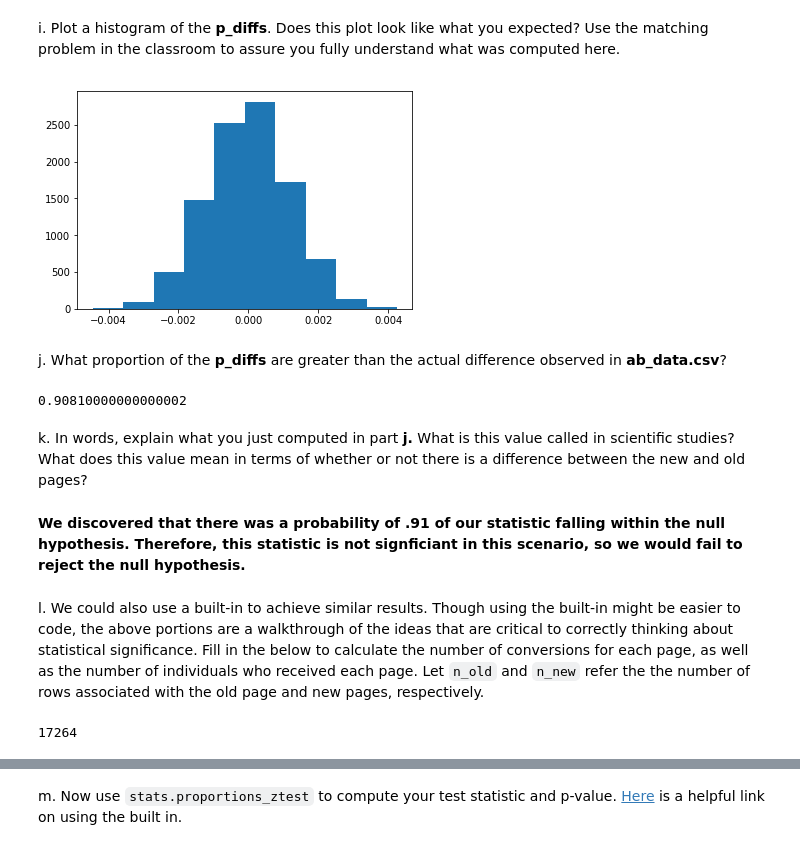
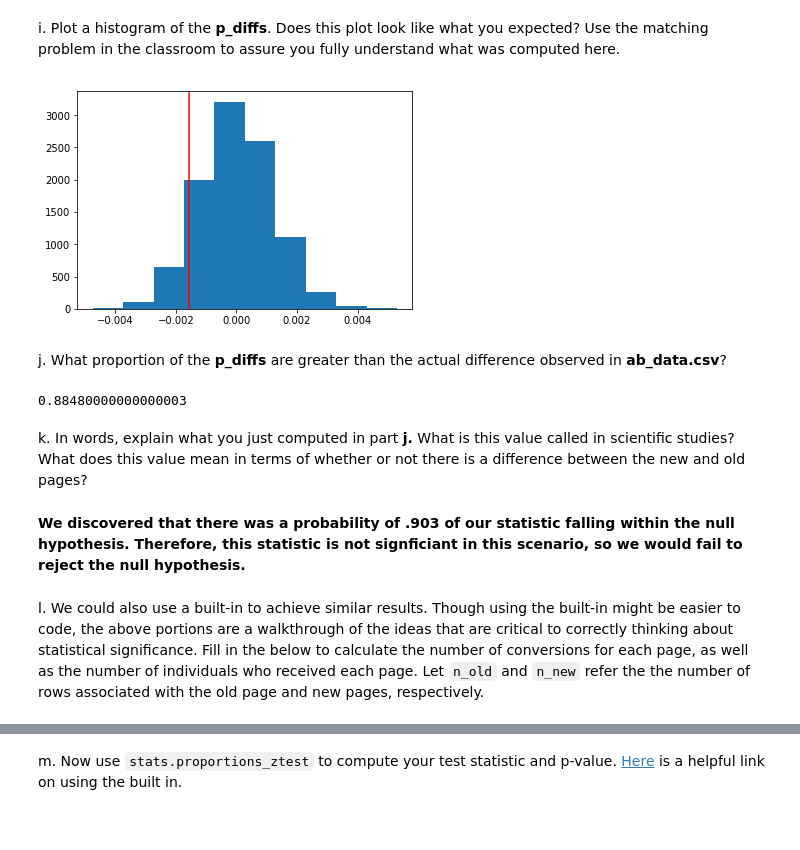
Before and after one commit to timothyshort/data_analysis, a Jupyter notebook: 04_statistics/AnalyzeABTestResults/Analyze_ab_test_results_notebook.ipynb, the cells around one changed output, grey strips where cells are left out. Saved outputs shown, nothing was run; the diff lists cells and outputs as text; code cells hidden in the pictures.

```diff
--- a/04_statistics/AnalyzeABTestResults/Analyze_ab_test_results_notebook.ipynb
+++ b/04_statistics/AnalyzeABTestResults/Analyze_ab_test_results_notebook.ipynb
@@ -233,6 +238,6 @@ new_page_converted.mean()
 # %% [markdown]
 f. Simulate $n_{old}$ transactions with a convert rate of $p_{old}$ under the null.  Store these $n_{old}$ 1's and 0's in **old_page_converted**.
 # %%
-old_page_converted = np.random.binomial(1, p_null, n_new)
+old_page_converted = np.random.binomial(1, p_null, n_old)
 old_page_converted.mean()
 # %% [output]
@@ -249,26 +255,26 @@ h. Simulate 10,000 $p_{new}$ - $p_{old}$ values using this same process similarl
 p_diffs = []
 for _ in range(10000):
     new_page_converted = np.random.binomial(1, p_null, n_new)
-    old_page_converted = np.random.binomial(1, p_null, n_new)
+    old_page_converted = np.random.binomial(1, p_null, n_old)
     p_diffs.append(new_page_converted.mean() - old_page_converted.mean())
 # %% [markdown]
 i. Plot a histogram of the **p_diffs**.  Does this plot look like what you expected?  Use the matching problem in the classroom to assure you fully understand what was computed here.
 # %%
 p_diffs = np.array(p_diffs)
 plt.hist(p_diffs);
+plt.axvline(x=obs_diff, color='r');
 # %% [output]
-[figure, old version]
+[figure, new version]
 # %% [markdown]
 j. What proportion of the **p_diffs** are greater than the actual difference observed in **ab_data.csv**?
-# %%
-obs_diff = p_treatment_obs - p_control_obs
-(p_diffs > obs_diff).mean()
-# %% [output]
-0.90810000000000002
+# %%
+(p_diffs > obs_diff_mean).mean()
+# %% [output]
+0.88480000000000003
 # %% [markdown]
 k. In words, explain what you just computed in part **j.**  What is this value called in scientific studies?  What does this value mean in terms of whether or not there is a difference between the new and old pages?
 # %% [markdown]
-**We discovered that there was a probability of .91 of our statistic falling within the null hypothesis. Therefore, this statistic is not signficiant in this scenario, so we would fail to reject the null hypothesis.**
+**We discovered that there was a probability of .903 of our statistic falling within the null hypothesis. Therefore, this statistic is not signficiant in this scenario, so we would fail to reject the null hypothesis.**
 # %% [markdown]
 l. We could also use a built-in to achieve similar results.  Though using the built-in might be easier to code, the above portions are a walkthrough of the ideas that are critical to correctly thinking about statistical significance. Fill in the below to calculate the number of conversions for each page, as well as the number of individuals who received each page. Let `n_old` and `n_new` refer the the number of rows associated with the old page and new pages, respectively.
 # %%
@@ -278,7 +284,3 @@ convert_old = df2.query('group == "control"')['converted'].sum()
 convert_new = df2.query('group == "treatment"')['converted'].sum()
 n_old = df2.query('group == "control"').shape[0]
 n_new = df2.query('group == "treatment"').shape[0]
-# %%
-convert_new
-# %% [output]
-17264
```
Also changed, not shown: parts of 23 cells of this notebook, 1 other file.
